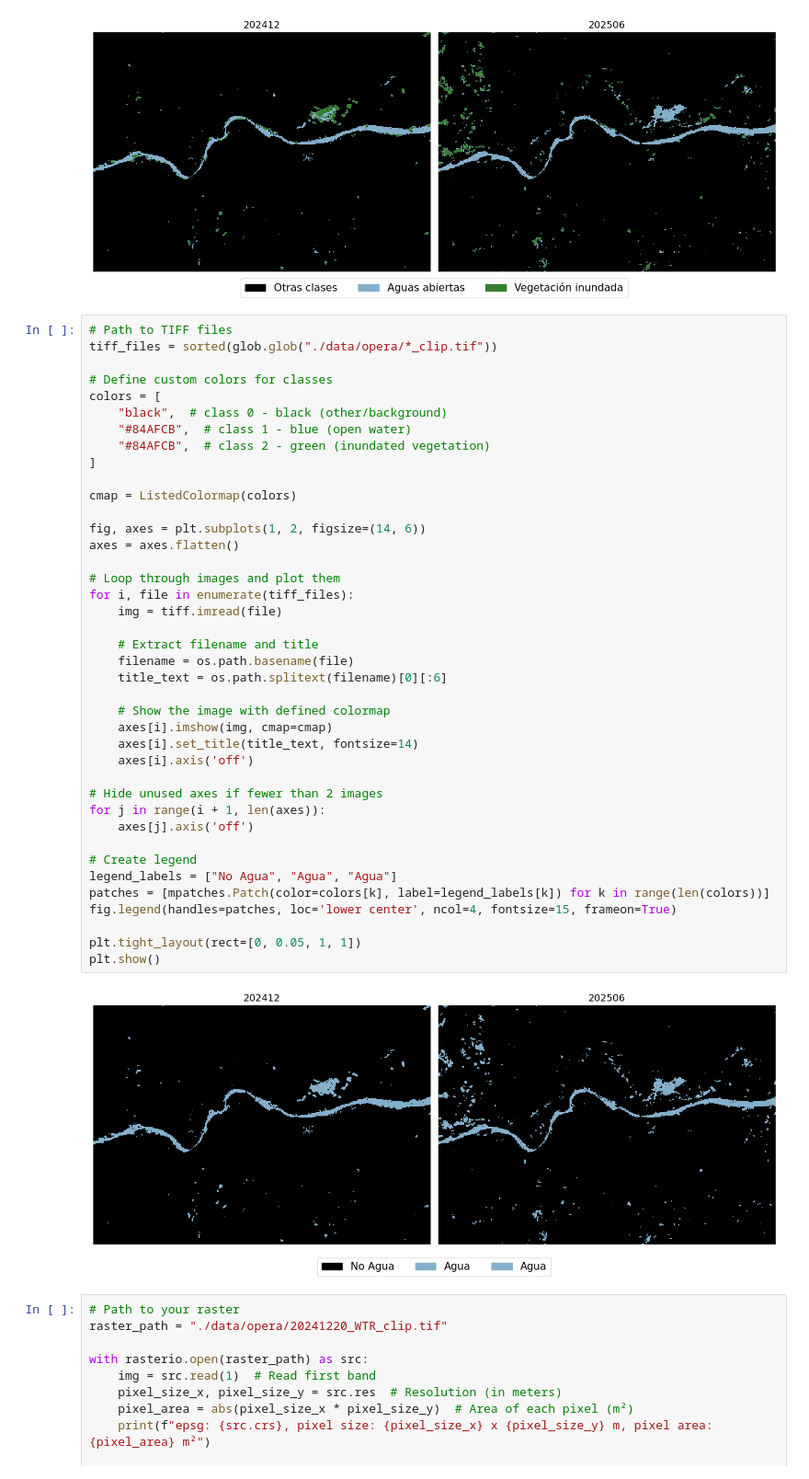
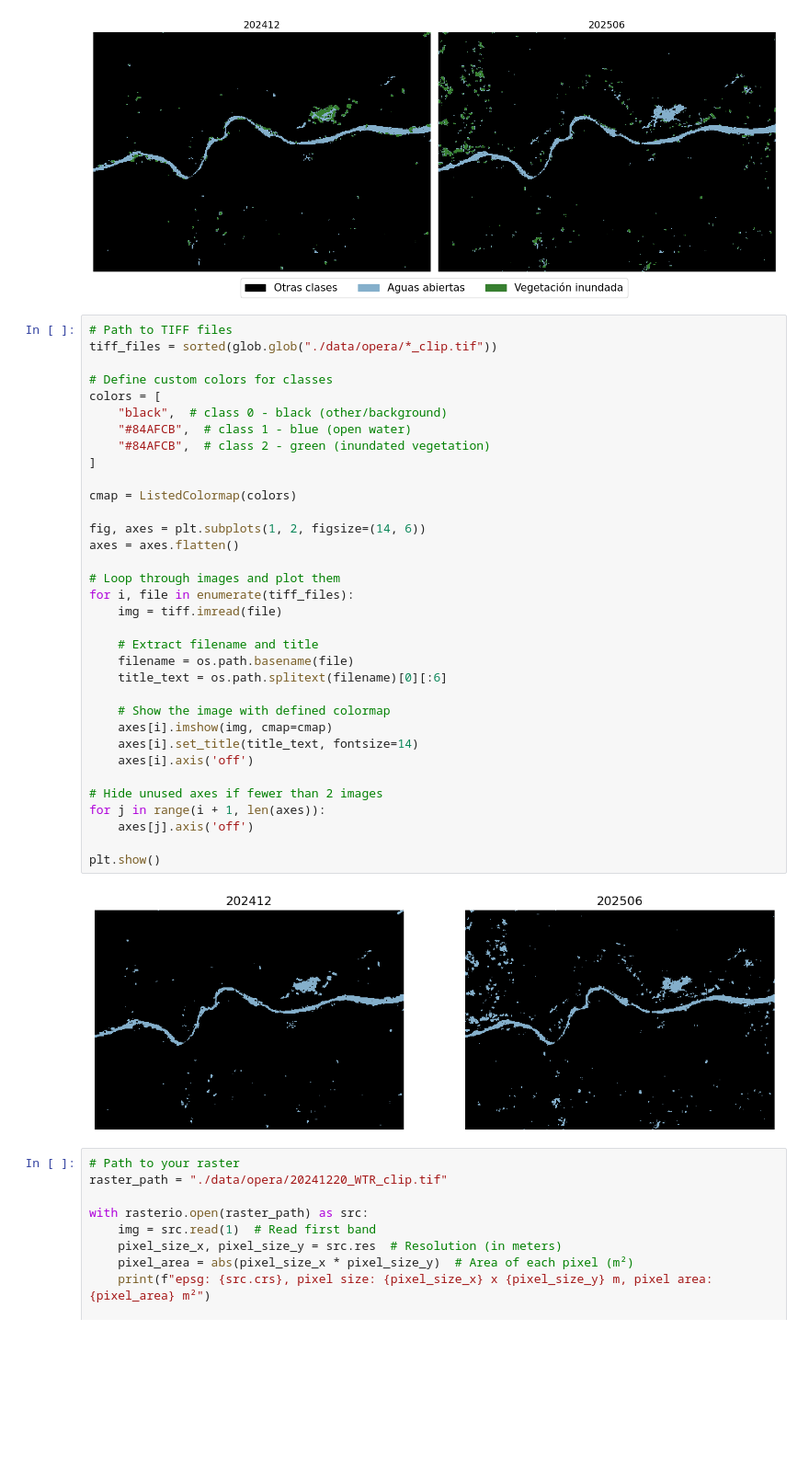
Before and after one commit to aliciaarevalor/s1_wetland, a Jupyter notebook: data-results.ipynb, the cells around one changed output. Shown: that part at 92% size. Cells and saved outputs as stored; diff of their text form; blank space fills up the shorter version.

```diff
--- a/data-results.ipynb
+++ b/data-results.ipynb
@@ -259,40 +259,34 @@ tiff_files = sorted(glob.glob("./data/opera/*_clip.tif"))
 colors = [
     "black",  # class 0 - black (other/background)
     "#84AFCB",  # class 1 - blue (open water)
     "#84AFCB",  # class 2 - green (inundated vegetation)
 ]
 
 cmap = ListedColormap(colors)
 
 fig, axes = plt.subplots(1, 2, figsize=(14, 6))
 axes = axes.flatten()
 
 # Loop through images and plot them
 for i, file in enumerate(tiff_files):
     img = tiff.imread(file)
 
     # Extract filename and title
     filename = os.path.basename(file)
     title_text = os.path.splitext(filename)[0][:6]
 
     # Show the image with defined colormap
     axes[i].imshow(img, cmap=cmap)
     axes[i].set_title(title_text, fontsize=14)
     axes[i].axis('off')
 
 # Hide unused axes if fewer than 2 images
 for j in range(i + 1, len(axes)):
     axes[j].axis('off')
 
-# Create legend
-legend_labels = ["No Agua", "Agua", "Agua"]
-patches = [mpatches.Patch(color=colors[k], label=legend_labels[k]) for k in range(len(colors))]
-fig.legend(handles=patches, loc='lower center', ncol=4, fontsize=15, frameon=True)
-
-plt.tight_layout(rect=[0, 0.05, 1, 1])
 plt.show()
 # %% [output]
-[figure, old version]
+[figure, new version]
 # %%
 # Path to your raster
 raster_path = "./data/opera/20241220_WTR_clip.tif"
```
Also changed, not shown: parts of 3 cells of this notebook.
